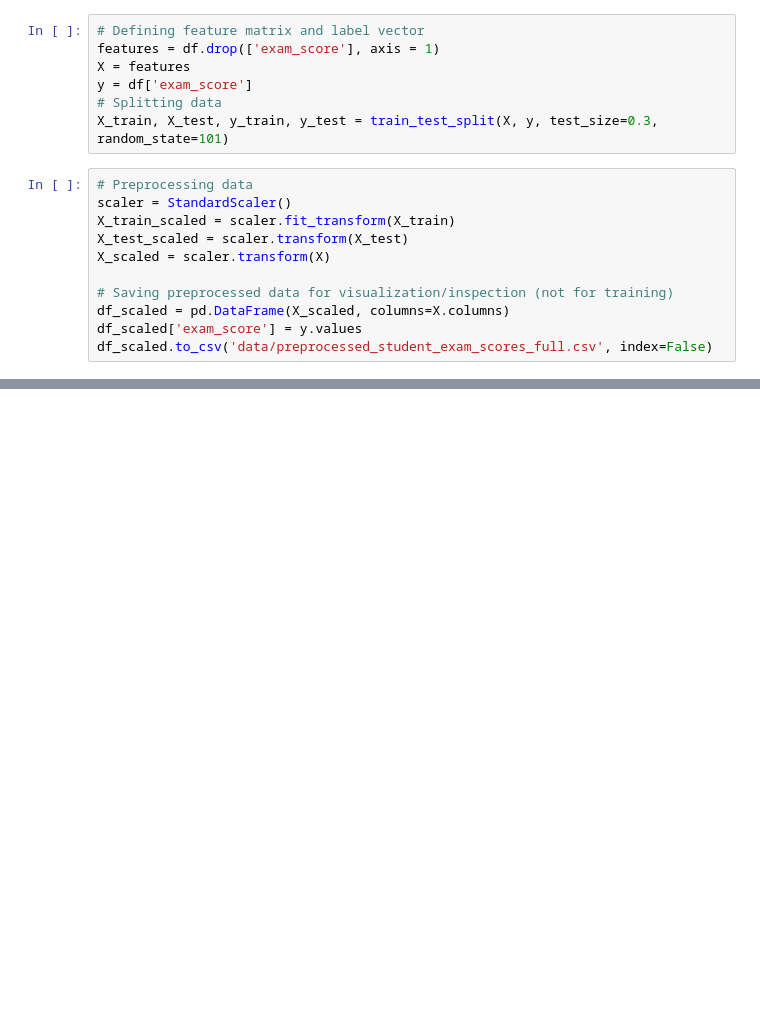
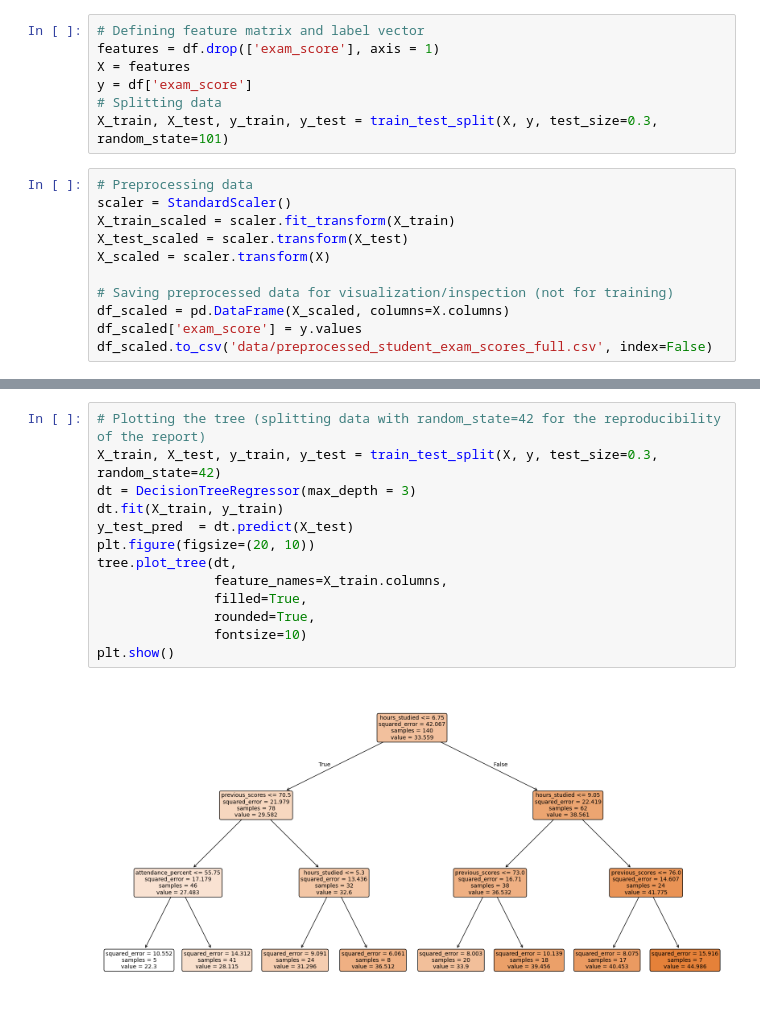
Before and after one commit to dauldd/academic-performance-predictor, a Jupyter notebook: analysis.ipynb, the cells around one changed output, grey strips where cells are left out. Cells and saved outputs as stored; diff of their text form; blank space fills up the shorter version.

Commit message:
figures, models, rfe, readme

```diff
--- a/analysis.ipynb
+++ b/analysis.ipynb
@@ -135,0 +232,15 @@ df_scaled.to_csv('data/preprocessed_student_exam_scores_full.csv', index=False)
+# %%
+# Plotting the tree (splitting data with random_state=42 for the reproducibility of the report)
+X_train, X_test, y_train, y_test = train_test_split(X, y, test_size=0.3, random_state=42)
+dt = DecisionTreeRegressor(max_depth = 3)
+dt.fit(X_train, y_train)
+y_test_pred  = dt.predict(X_test)
+plt.figure(figsize=(20, 10))
+tree.plot_tree(dt,
+               feature_names=X_train.columns,
+               filled=True,
+               rounded=True,
+               fontsize=10)
+plt.show()
+# %% [output]
+[figure, added]
```
Also changed, not shown: parts of 7 cells of this notebook, 5 other files.
